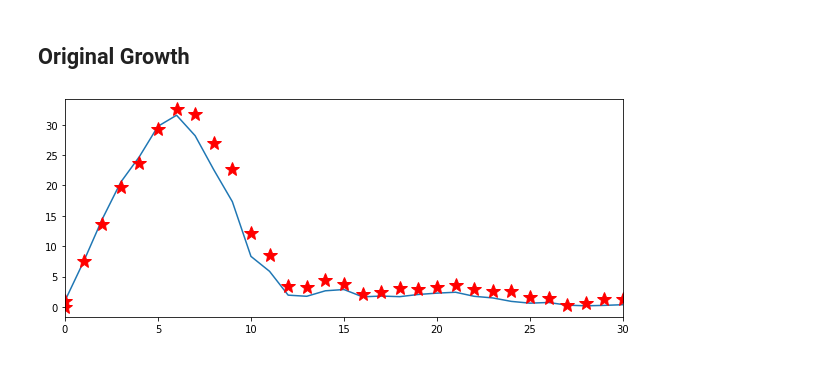
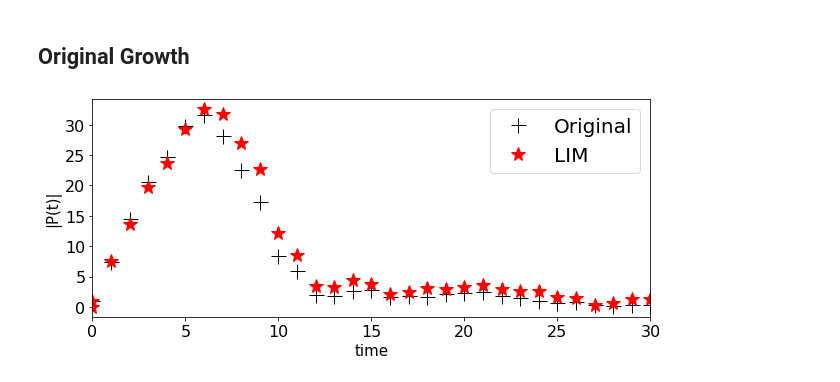
Before and after one commit to WillyChap/LIM, a Jupyter notebook: LIM.ipynb, the cells around one changed output. Saved outputs shown, nothing was run; the diff lists cells and outputs as text; code cells hidden in the pictures.

```diff
--- a/LIM.ipynb
+++ b/LIM.ipynb
@@ -173,9 +173,15 @@ for tt in range(0,100):
     sig_orig[indx_t] = np.max((D1));
 # %%
 plt.figure(figsize=(10,4))
-plt.plot(np.arange(0,101),sig_orig)
-plt.plot(tim,amp_energy,'r*',markersize=15);
+ax1 = plt.subplot(111)
+plt.plot(np.arange(0,101),sig_orig,'k+',markersize=15,label='Original')
+plt.plot(tim,amp_energy,'r*',markersize=15,label='LIM');
 plt.xlim([0,30])
+plt.xlabel('time',fontsize=15)
+plt.ylabel('|P(t)|',fontsize=15)
+plt.setp(ax1.get_xticklabels(), fontsize=16)
+plt.setp(ax1.get_yticklabels(), fontsize=16)
+plt.legend(fontsize=20)
 plt.show()
 # %% [output]
-[figure, old version]
+[figure, new version]
```
